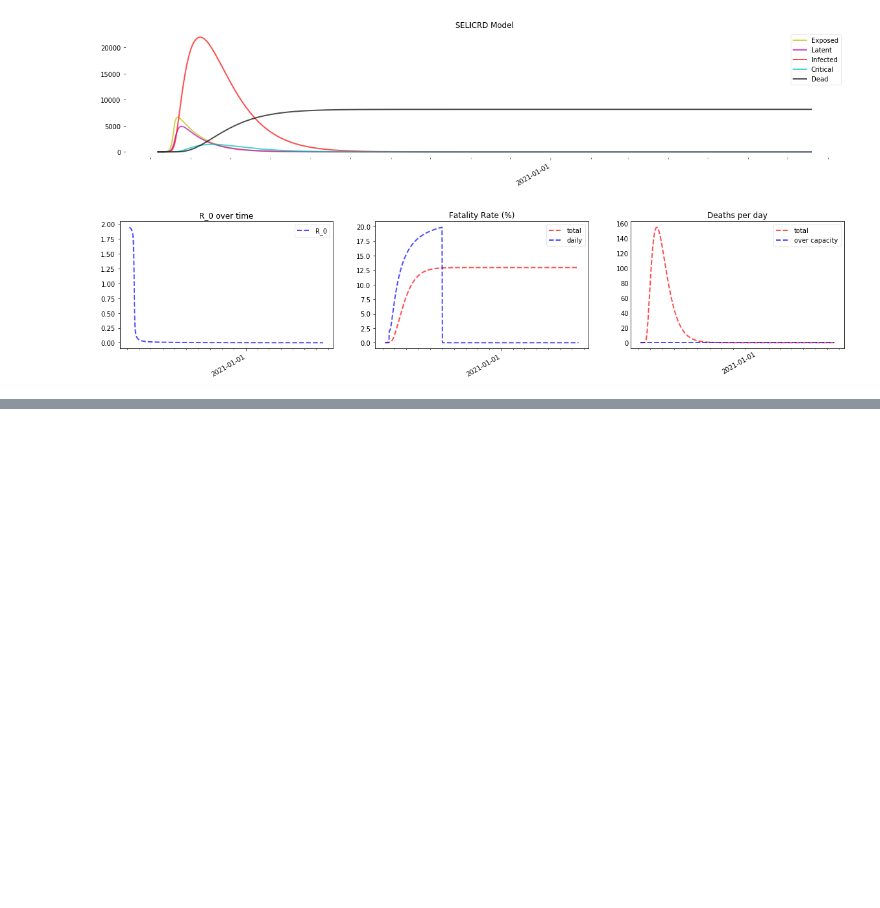
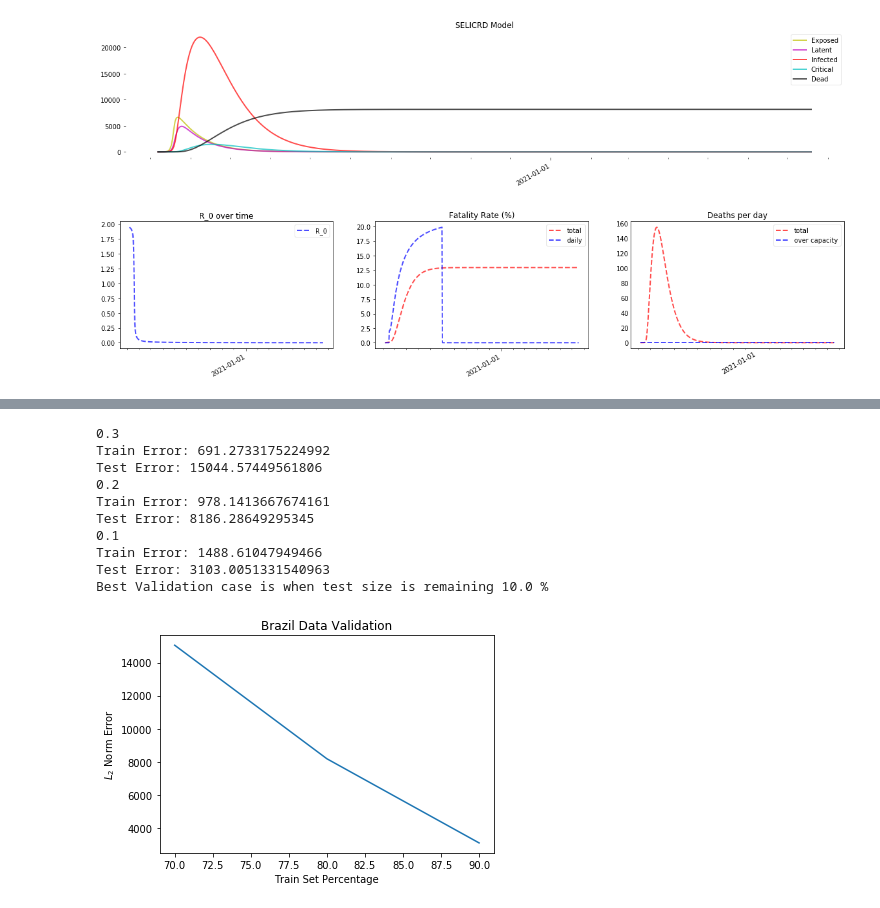
Before and after one commit to jiyingz/COVID19_projections, a Jupyter notebook: SELICRD_with_R0.ipynb, the cells around one changed output, grey strips where cells are left out. Saved outputs shown, nothing was run; the diff lists cells and outputs as text; code cells hidden in the pictures; blank space fills up the shorter version.

```diff
--- a/SELICRD_with_R0.ipynb
+++ b/SELICRD_with_R0.ipynb
@@ -411,0 +533,14 @@ deaths = pd.read_csv("Data/world_cases_deaths_EUopendataportal.csv", header = 0)
+# %%
+best_param_each_country["Brazil"]  = Validate("Brazil")
+# %% [output]
+0.3
+Train Error: 691.2733175224992
+Test Error: 15044.57449561806
+0.2
+Train Error: 978.1413667674161
+Test Error: 8186.28649295345
+0.1
+Train Error: 1488.61047949466
+Test Error: 3103.0051331540963
+Best Validation case is when test size is remaining 10.0 %
+[figure, added]
```
Also changed, not shown: parts of 21 cells of this notebook.
